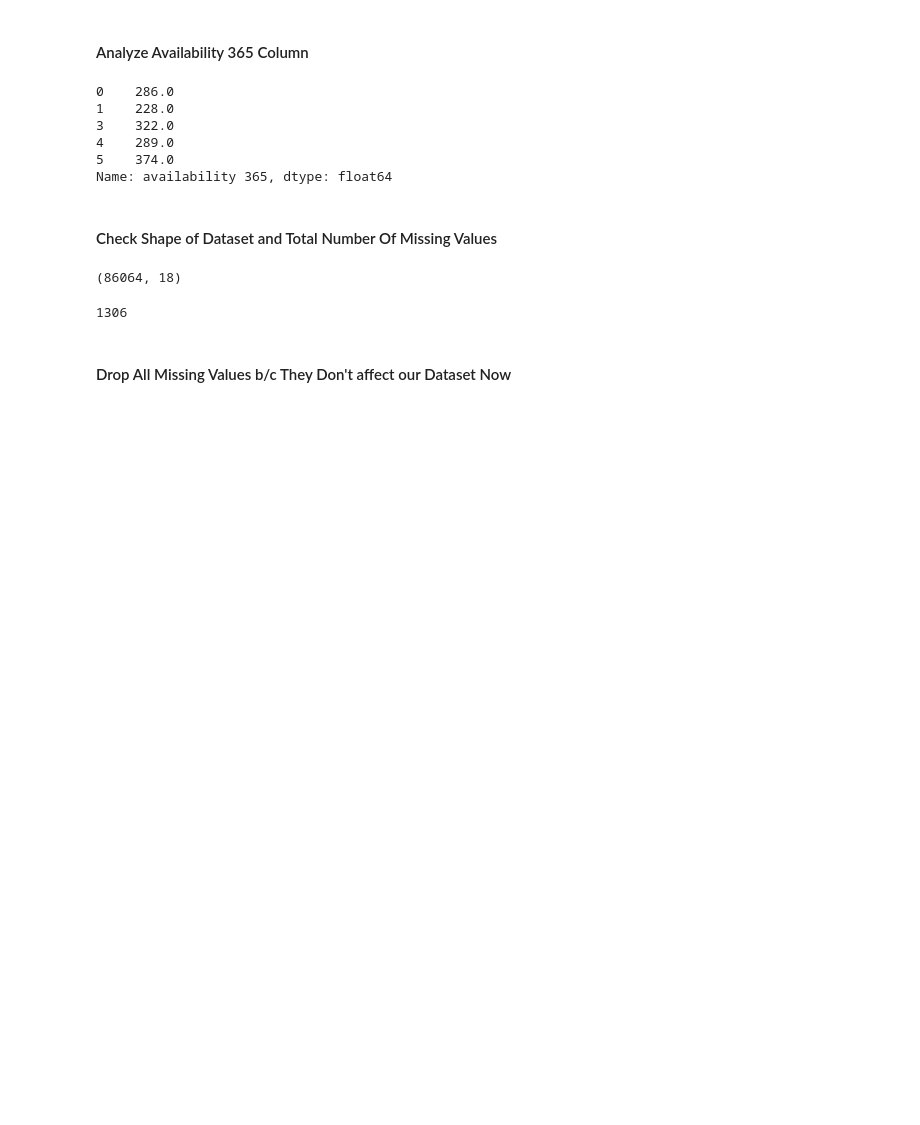
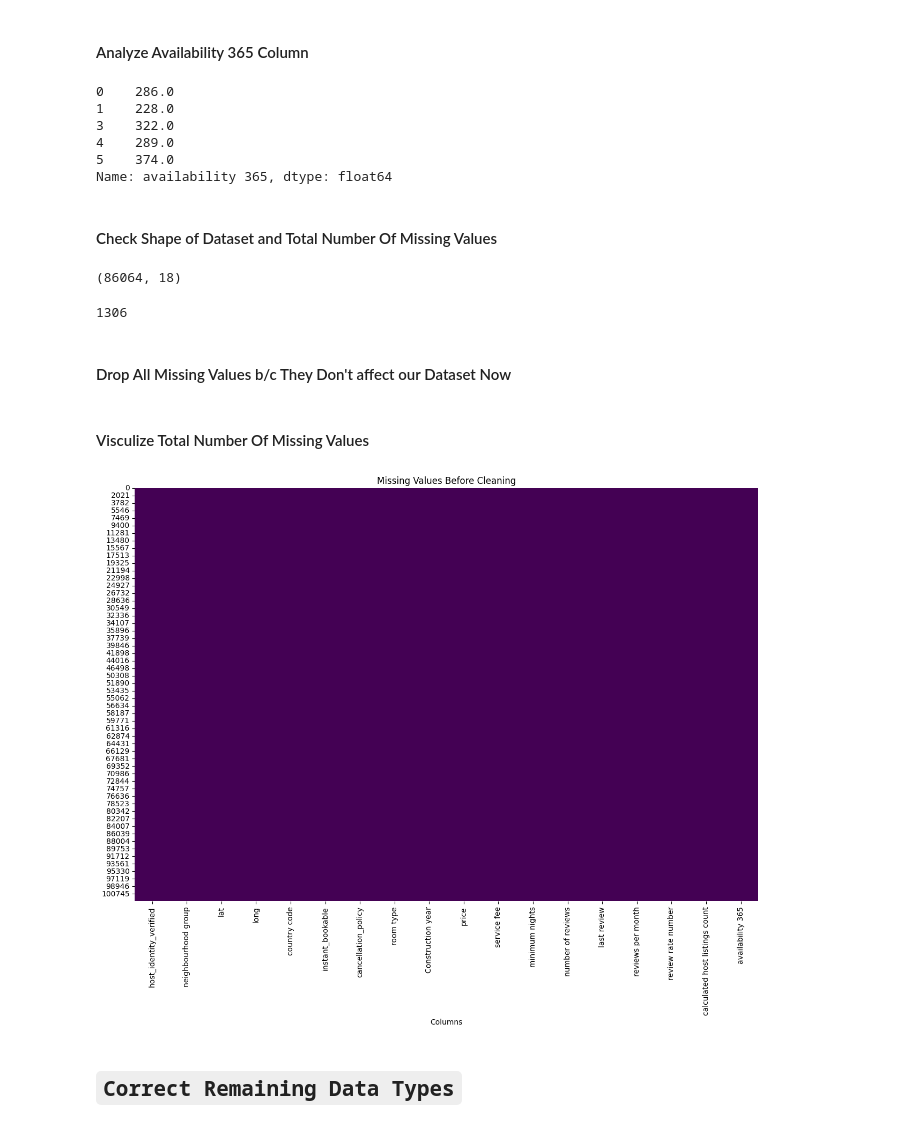
Before and after one commit to cyberfantics/Corvit-Courses, a Jupyter notebook: Artificial Intelligence/DataScience/Projects/AirBNB data Analysis/Air Bnb.ipynb, the cells around one changed output. Saved outputs shown, nothing was run; the diff lists cells and outputs as text; code cells hidden in the pictures; blank space fills up the shorter version.

```diff
--- a/Artificial Intelligence/DataScience/Projects/AirBNB data Analysis/Air Bnb.ipynb
+++ b/Artificial Intelligence/DataScience/Projects/AirBNB data Analysis/Air Bnb.ipynb
@@ -363,3 +401,15 @@ df.isna().sum().sum()
 #### Drop All Missing Values b/c They Don't affect our Dataset Now
 # %%
 df.dropna(inplace=True)
+# %% [markdown]
+#### Visculize Total Number Of Missing Values
+# %%
+plt.figure(figsize=(15, 10))
+sns.heatmap(df.isna(), cbar=False, cmap='viridis')
+plt.title('Missing Values Before Cleaning')
+plt.xlabel('Columns')
+plt.show()
+# %% [output]
+[figure, added]
+# %% [markdown]
+## `Correct Remaining Data Types`
```
Also changed, not shown: parts of 61 cells of this notebook.
